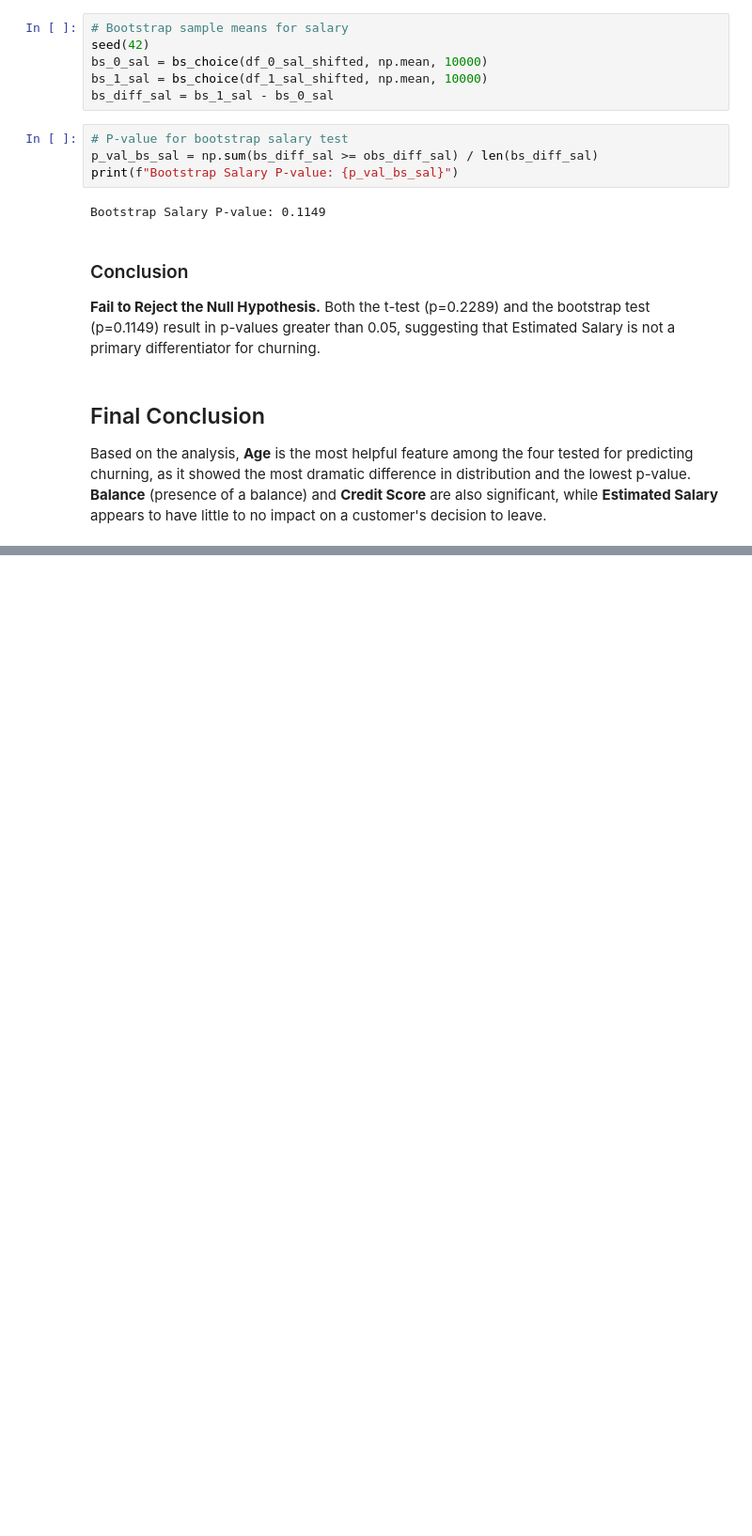
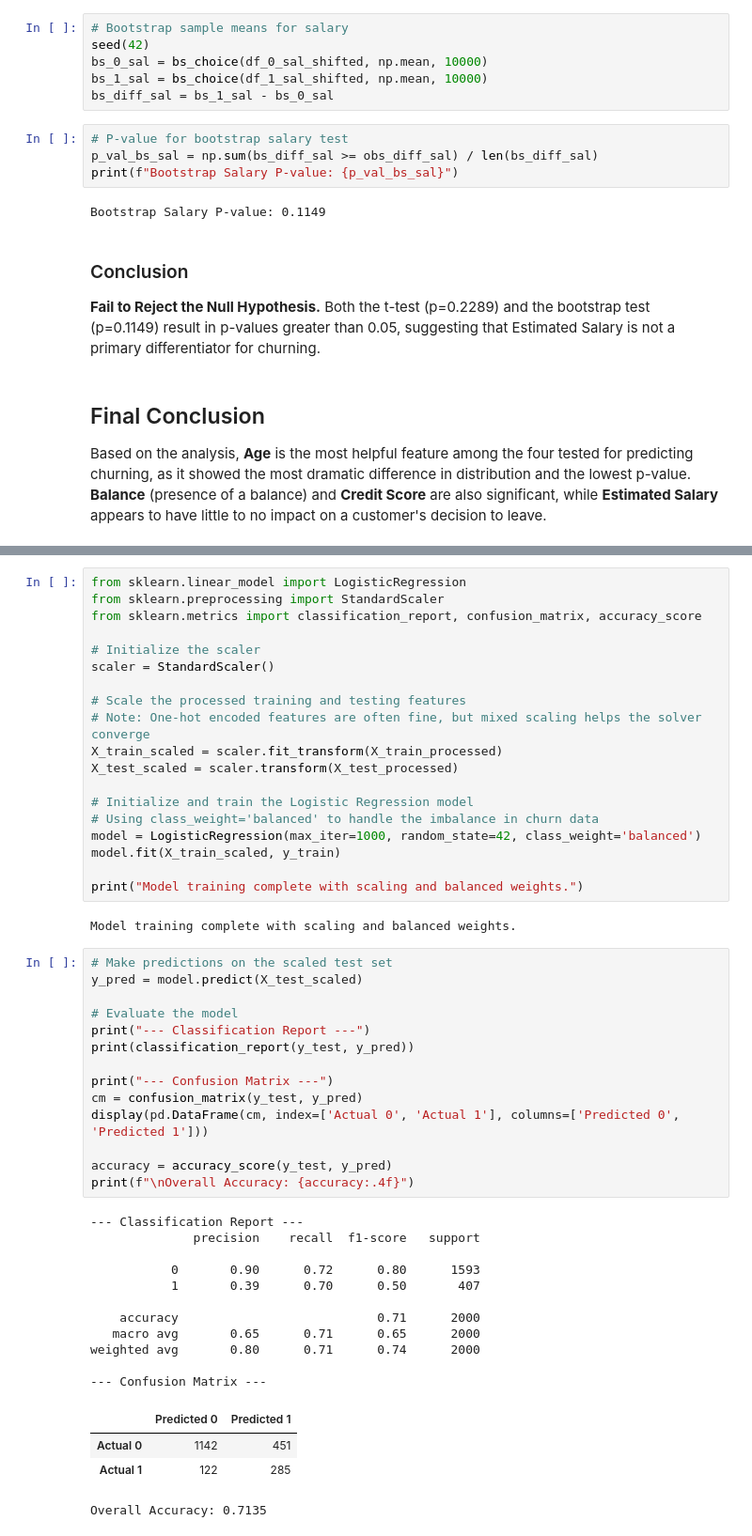
Before and after one commit to LuckyHusbando/DI-Bootcamp, a Jupyter notebook: GenAI/GenAICourse/Week9/Day2/DC/W9D2DC_StatforML.ipynb, the cells around one changed output, grey strips where cells are left out. Shown at 94% size. Drawn from its saved outputs; the diff is of its cells as text; blank space fills up the shorter version.

```diff
--- a/GenAI/GenAICourse/Week9/Day2/DC/W9D2DC_StatforML.ipynb
+++ b/GenAI/GenAICourse/Week9/Day2/DC/W9D2DC_StatforML.ipynb
@@ -234,0 +280,51 @@ Based on the analysis, **Age** is the most helpful feature among the four tested
+# %%
+from sklearn.linear_model import LogisticRegression
+from sklearn.preprocessing import StandardScaler
+from sklearn.metrics import classification_report, confusion_matrix, accuracy_score
+
+# Initialize the scaler
+scaler = StandardScaler()
+
+# Scale the processed training and testing features
+# Note: One-hot encoded features are often fine, but mixed scaling helps the solver converge
+X_train_scaled = scaler.fit_transform(X_train_processed)
+X_test_scaled = scaler.transform(X_test_processed)
+
+# Initialize and train the Logistic Regression model
+# Using class_weight='balanced' to handle the imbalance in churn data
+model = LogisticRegression(max_iter=1000, random_state=42, class_weight='balanced')
+model.fit(X_train_scaled, y_train)
+
+print("Model training complete with scaling and balanced weights.")
+# %% [output]
+Model training complete with scaling and balanced weights.
+# %%
+# Make predictions on the scaled test set
+y_pred = model.predict(X_test_scaled)
+
+# Evaluate the model
+print("--- Classification Report ---")
+print(classification_report(y_test, y_pred))
+
+print("--- Confusion Matrix ---")
+cm = confusion_matrix(y_test, y_pred)
+display(pd.DataFrame(cm, index=['Actual 0', 'Actual 1'], columns=['Predicted 0', 'Predicted 1']))
+
+accuracy = accuracy_score(y_test, y_pred)
+print(f"\nOverall Accuracy: {accuracy:.4f}")
+# %% [output]
+--- Classification Report ---
+              precision    recall  f1-score   support
+
+           0       0.90      0.72      0.80      1593
+           1       0.39      0.70      0.50       407
+
+    accuracy                           0.71      2000
+   macro avg       0.65      0.71      0.65      2000
+weighted avg       0.80      0.71      0.74      2000
+
+--- Confusion Matrix ---
+|  | Predicted 0 | Predicted 1 |
+| Actual 0 | 1142 | 451 |
+| Actual 1 | 122 | 285 |
+Overall Accuracy: 0.7135
```
Also changed, not shown: parts of 4 cells of this notebook.
